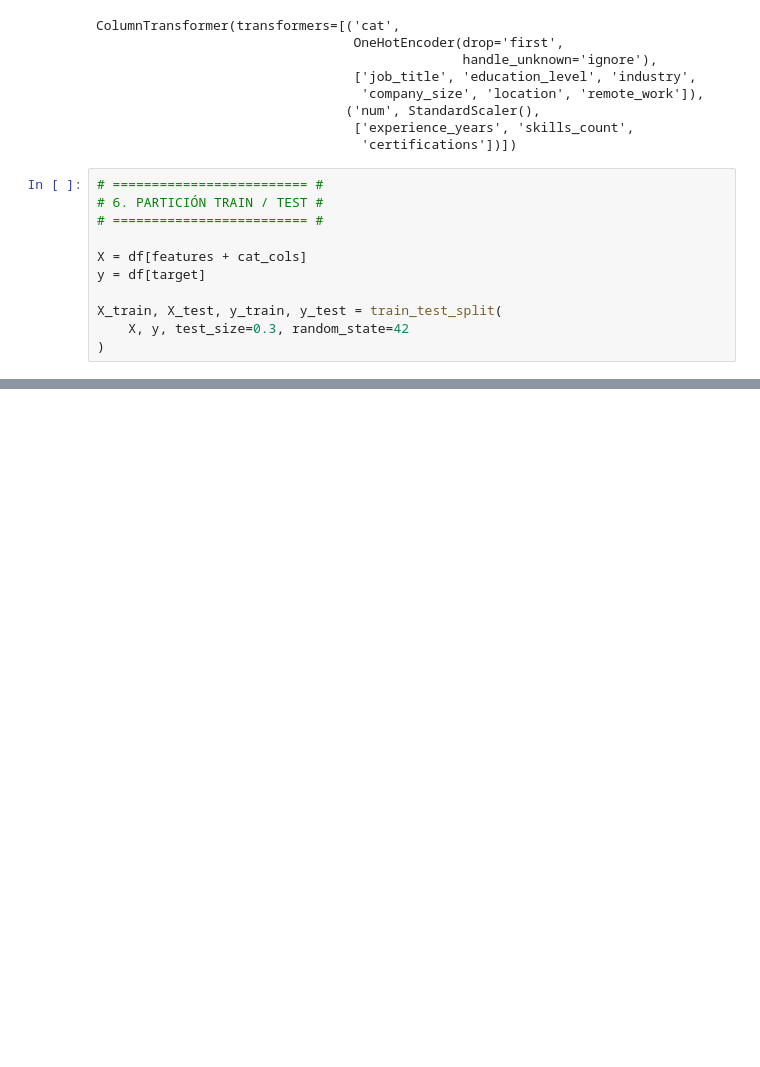
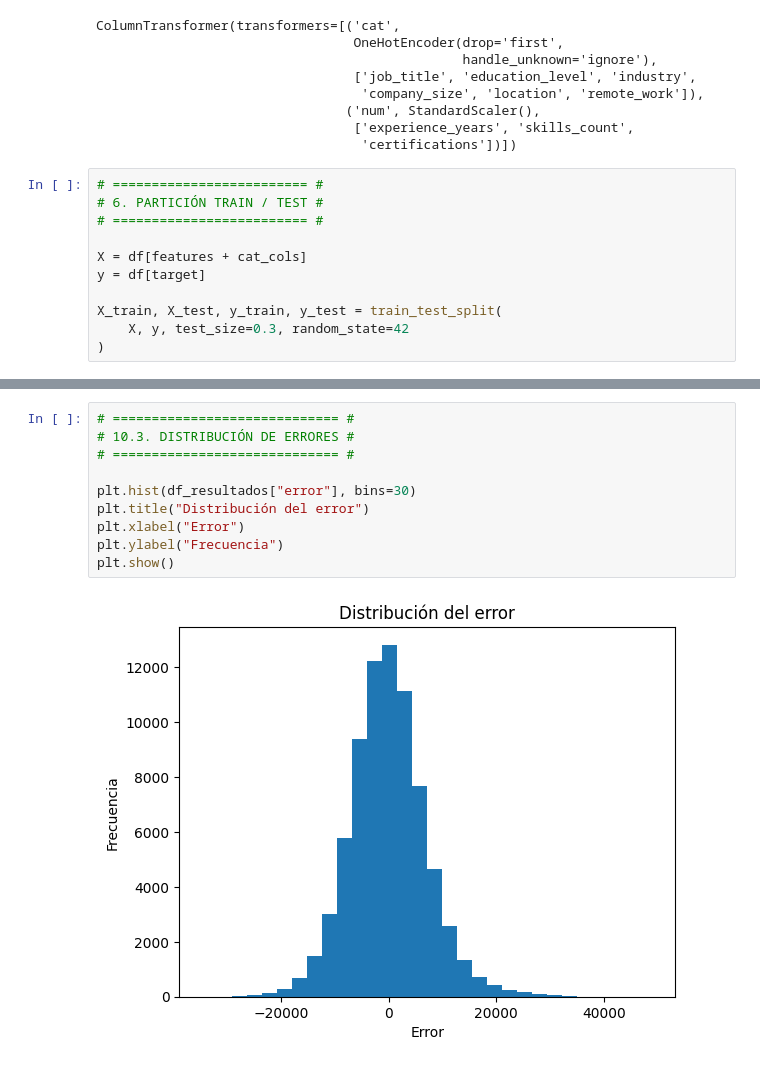
Before and after one commit to SebastianBetancur08/analitica-proyecto, a Jupyter notebook: notebooks/Modelos/2.Model_lasso.ipynb, the cells around one changed output, grey strips where cells are left out. Cells and saved outputs as stored; diff of their text form; blank space fills up the shorter version.

```diff
--- a/notebooks/Modelos/2.Model_lasso.ipynb
+++ b/notebooks/Modelos/2.Model_lasso.ipynb
@@ -109,3 +190,15 @@ Pipeline(steps=[('preprocessing',
+# %%
+# ============================= #
+# 10.3. DISTRIBUCIÓN DE ERRORES #
+# ============================= #
+
+plt.hist(df_resultados["error"], bins=30)
+plt.title("Distribución del error")
+plt.xlabel("Error")
+plt.ylabel("Frecuencia")
+plt.show()
+# %% [output]
+[figure, added]
 # %%
 from sklearn.model_selection import cross_validate
 import numpy as np
```
Also changed, not shown: parts of 7 cells of this notebook.
